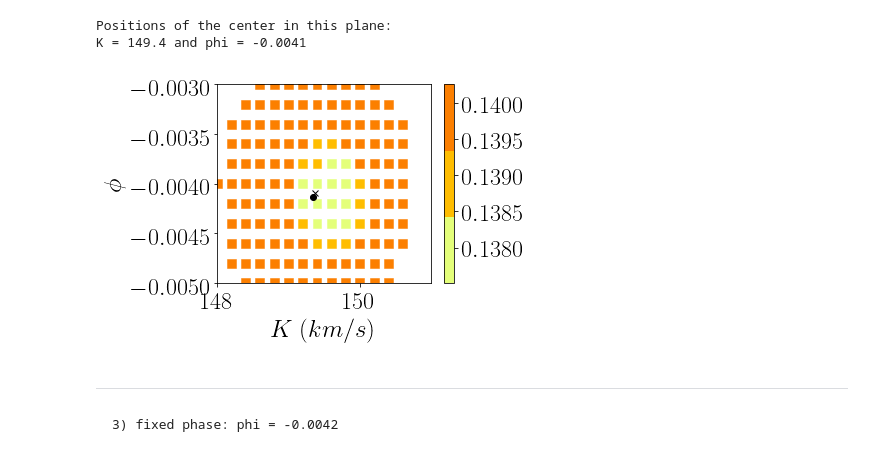
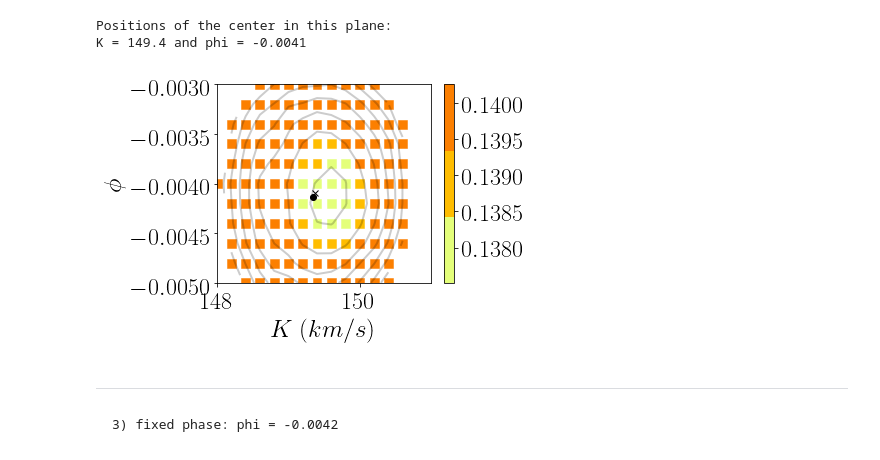
Before and after one commit to bzaire/Reports, a Jupyter notebook: search_3d_params.ipynb, the cells around one changed output. Cells and saved outputs as stored; diff of their text form; code cells hidden in the pictures.

```diff
--- a/search_3d_params.ipynb
+++ b/search_3d_params.ipynb
@@ -391,17 +395,18 @@ Positions of the center in this plane:
 K = 149.4 and phi = -0.0041
 # %%
 P.scatter(x, y, c=z, marker = 's', s=80, cmap=cmap, vmin = vmin, vmax = 1.02*vmin)
+P.colorbar()
+P.contour(x, y, z, colors='k', alpha=0.2)
 P.xlim((x.min(), x.max()))
 P.ylim((y.min(), y.max()))
 P.plot(best_x, best_y, 'x', color='k')
 P.plot(X_min, Z_min, 'o', color='k')
 #P.errorbar(X_min, Z_min, xerr=dX, yerr=dZ, fmt='-o', color='k')
-P.colorbar()
 P.xlabel(r'$K\; (km/s)$')
 P.ylabel(r'$\phi$')
 P.tight_layout()
 # %% [output]
-[figure, old version]
+[figure, new version]
 # %% [markdown]
 ---
     3) fixed phase: phi = -0.0042
```
Also changed, not shown: parts of 11 cells of this notebook.
